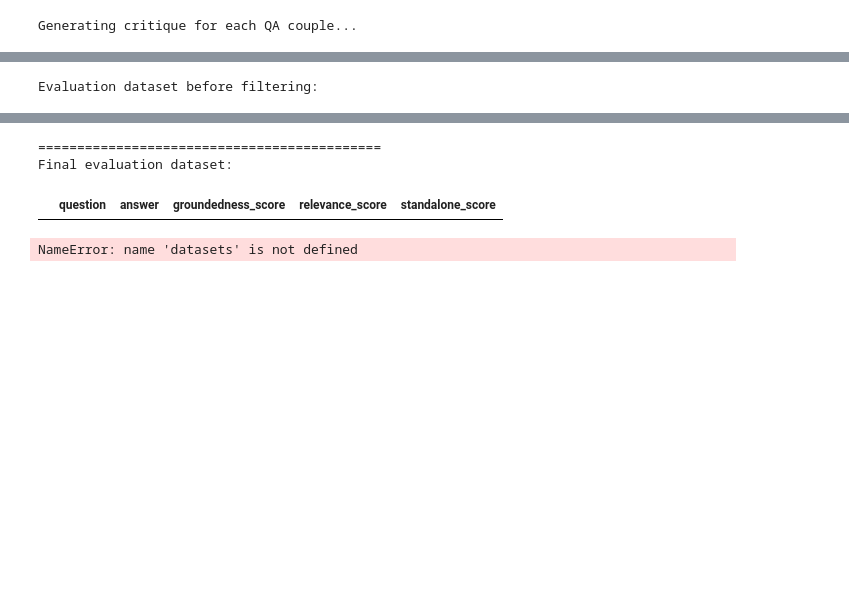
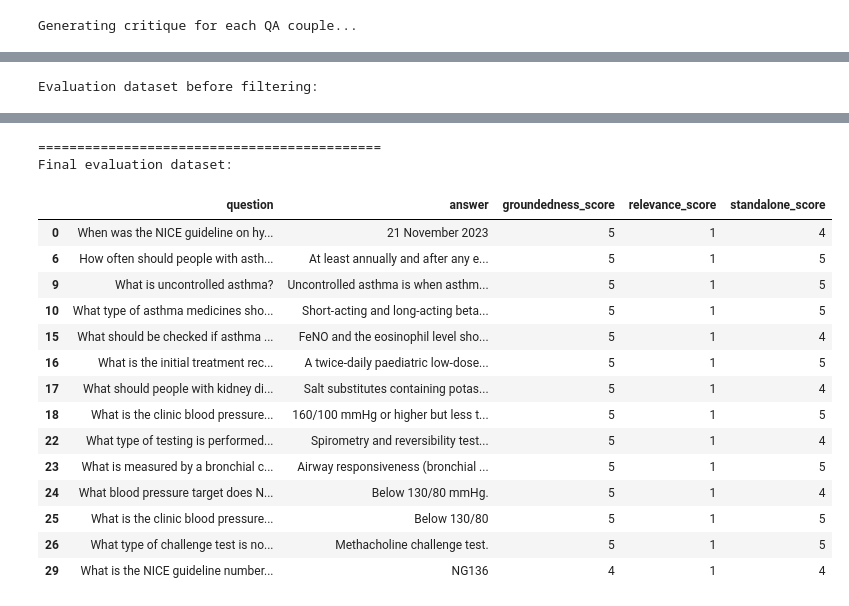
Before and after one commit to watson222-2/RAG-evaluation, a Jupyter notebook: RAG-evaluation.ipynb, the cells around one changed output, grey strips where cells are left out. Saved outputs shown, nothing was run; the diff lists cells and outputs as text; code cells hidden in the pictures; blank space fills up the shorter version.

```diff
--- a/RAG-evaluation.ipynb
+++ b/RAG-evaluation.ipynb
@@ -65,5 +135,8 @@ def split_texts(text:str, chunk_size:int, chunk_overlap:int):
+# %%
+splitter = RecursiveCharacterTextSplitter(chunk_size=2000, chunk_overlap=200)
+# Split the extracted text into manageable chunks
+chunks = splitter.split_text(text)
 # %%
-chunks = split_texts(text, 2000, 200)
 print(len(chunks))
 print(chunks[0])
 # %% [output]
@@ -200,5 +571,5 @@ Output:::"""
 # %%
-N_GENERATIONS = 10
+N_GENERATIONS = 30
 
 print(f"Generating {N_GENERATIONS} QA couples...")
 
@@ -357,7 +873,6 @@ display(
 )
 generated_questions = generated_questions.loc[
     (generated_questions["groundedness_score"] >= 4)
-    & (generated_questions["relevance_score"] >= 4)
     & (generated_questions["standalone_score"] >= 4)
 ]
 print("============================================")
@@ -391,4 +912,17 @@ Evaluation dataset before filtering:
 ============================================
 Final evaluation dataset:
 |  | question | answer | groundedness_score | relevance_score | standalone_score |
+| 0 | When was the NICE guideline on hy... | 21 November 2023 | 5 | 1 | 4 |
+| 6 | How often should people with asth... | At least annually and after any e... | 5 | 1 | 5 |
+| 9 | What is uncontrolled asthma? | Uncontrolled asthma is when asthm... | 5 | 1 | 5 |
+| 10 | What type of asthma medicines sho... | Short-acting and long-acting beta... | 5 | 1 | 5 |
+| 15 | What should be checked if asthma ... | FeNO and the eosinophil level sho... | 5 | 1 | 4 |
+| 16 | What is the initial treatment rec... | A twice-daily paediatric low-dose... | 5 | 1 | 5 |
+| 17 | What should people with kidney di... | Salt substitutes containing potas... | 5 | 1 | 4 |
+| 18 | What is the clinic blood pressure... | 160/100 mmHg or higher but less t... | 5 | 1 | 5 |
+| 22 | What type of testing is performed... | Spirometry and reversibility test... | 5 | 1 | 4 |
+| 23 | What is measured by a bronchial c... | Airway responsiveness (bronchial ... | 5 | 1 | 5 |
+| 24 | What blood pressure target does N... | Below 130/80 mmHg. | 5 | 1 | 4 |
+| 25 | What is the clinic blood pressure... | Below 130/80 | 5 | 1 | 5 |
+| 26 | What type of challenge test is no... | Methacholine challenge test. | 5 | 1 | 5 |
+| 29 | What is the NICE guideline number... | NG136 | 4 | 1 | 4 |
-NameError: name 'datasets' is not defined
```
Also changed, not shown: parts of 51 cells of this notebook, 2 other files.
